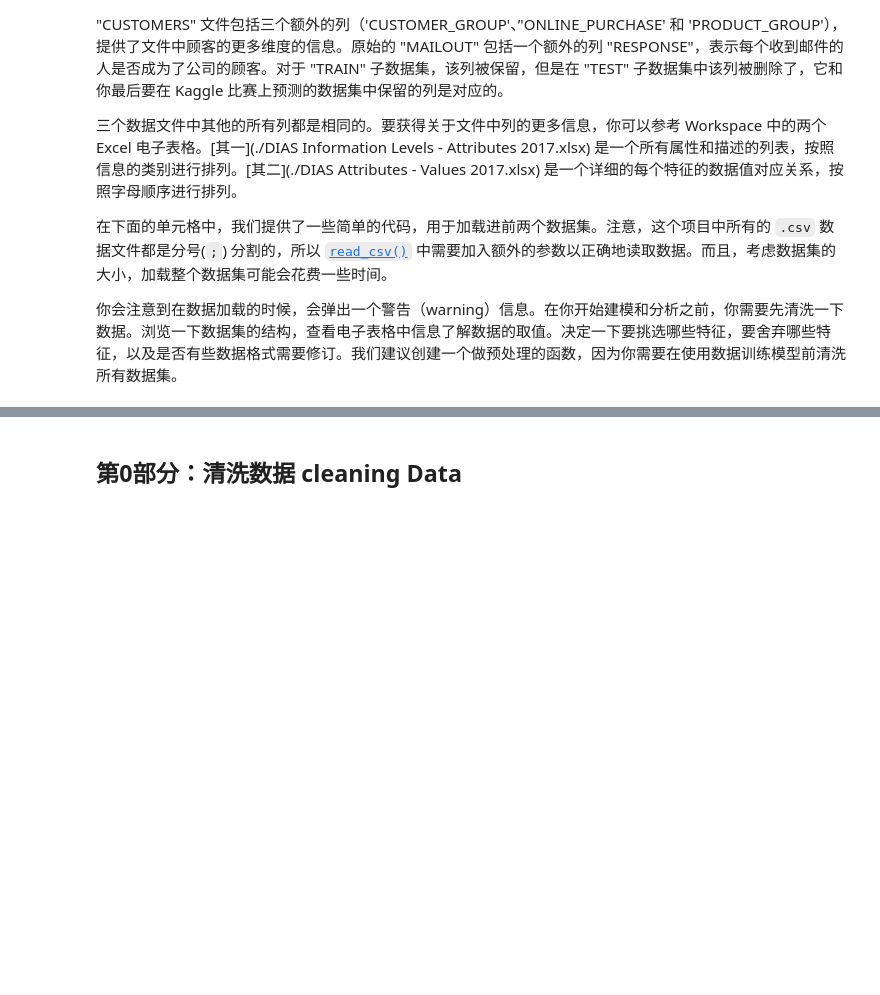
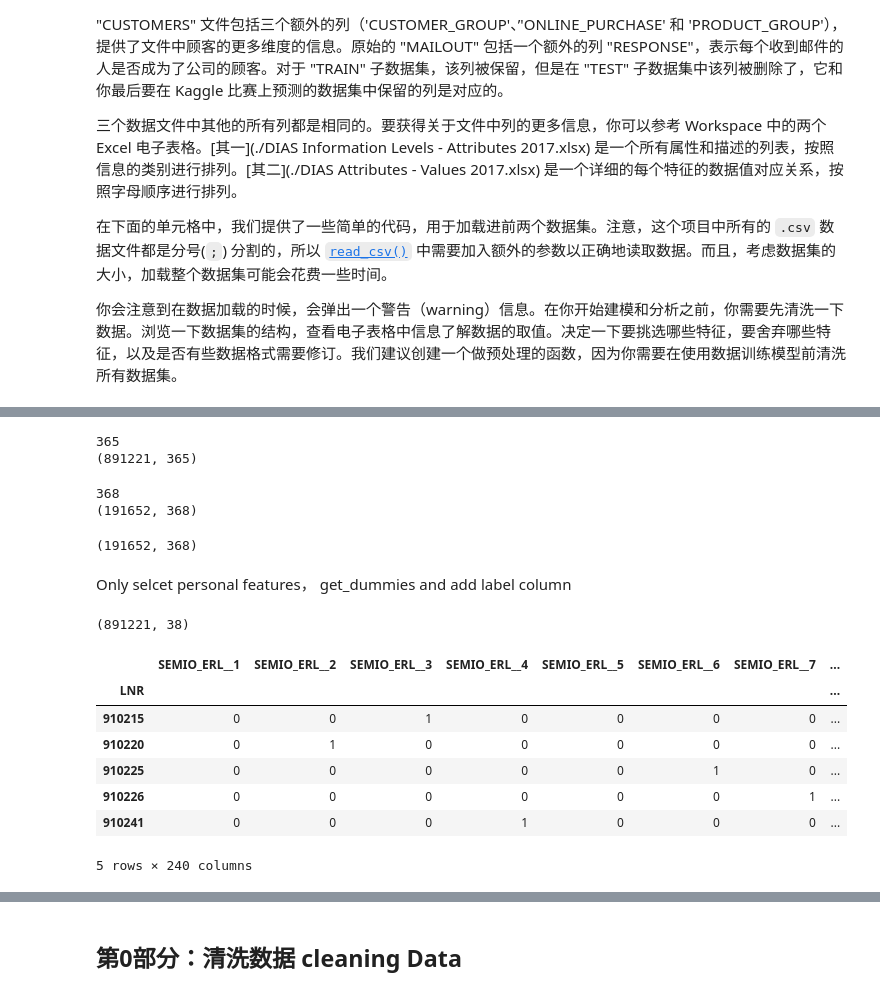
Before and after one commit to xibux-repo/kaggle, a Jupyter notebook: Arvato/Arvato_Project_Workbook_zh.ipynb, the cells around one changed output, grey strips where cells are left out. Saved outputs shown, nothing was run; the diff lists cells and outputs as text; code cells hidden in the pictures; blank space fills up the shorter version.

```diff
--- a/Arvato/Arvato_Project_Workbook_zh.ipynb
+++ b/Arvato/Arvato_Project_Workbook_zh.ipynb
@@ -12,3 +16,6 @@ workInCoLab = True
+# %%
+workInCoLab = True
+drive_path = '/content/drive/My Drive/Colab Notebooks/datasets/arvato/'
 # %%
 # import libraries here; add more as necessary
 import numpy as np
@@ -25,6 +34,3 @@ tqdm.pandas()
-# %%
-workInCoLab = True
-drive_path = ('../../data/Term2/capstone/arvato_data/', 'C:/data/')[workInCoLab]
 # %% [markdown]
 ## 第 0 部分：了解数据
 
@@ -46,8 +52,8 @@ drive_path = ('../../data/Term2/capstone/arvato_data/', 'C:/data/')[workInCoLab]
 你会注意到在数据加载的时候，会弹出一个警告（warning）信息。在你开始建模和分析之前，你需要先清洗一下数据。浏览一下数据集的结构，查看电子表格中信息了解数据的取值。决定一下要挑选哪些特征，要舍弃哪些特征，以及是否有些数据格式需要修订。我们建议创建一个做预处理的函数，因为你需要在使用数据训练模型前清洗所有数据集。
 # %%
 %%time
-azdias = pd.read_csv(drive_path + 'Udacity_AZDIAS_052018.csv', sep=';')
-customers = pd.read_csv(drive_path + 'Udacity_CUSTOMERS_052018.csv', sep=';')
+azdias = pd.read_csv(drive_path + 'Udacity_AZDIAS_052018.csv', sep=';', dtype=str)
+customers = pd.read_csv(drive_path + 'Udacity_CUSTOMERS_052018.csv', sep=';', dtype=str)
 
 # use column LNR as index
 azdias.set_index('LNR', inplace=True)
@@ -78,0 +123,41 @@ customers.head()
+# %%
+azdias.head()
+azdias.dtypes
+azdias.columns.values
+print(len(azdias.columns.values))
+print(azdias.shape)
+# %% [output]
+365
+(891221, 365)
+# %%
+customers.head()
+customers.dtypes
+customers.columns.values
+print(len(customers.columns.values))
+print(customers.shape)
+customers.columns[0:]
+
+a = customers.select_dtypes(include='object')
+a.shape
+# %% [output]
+368
+(191652, 368)
+(191652, 368)
+# %% [markdown]
+Only selcet personal features， get_dummies and add label column
+# %%
+azdias_personal = azdias[list(personal_left)]
+print(azdias_personal.shape)
+azdias_personal_dummies = pd.get_dummies(azdias_personal, prefix_sep='__')
+azdias_personal_dummies['label']=1
+azdias_personal_dummies.head()
+# %% [output]
+(891221, 38)
+|  | SEMIO_ERL__1 | SEMIO_ERL__2 | SEMIO_ERL__3 | SEMIO_ERL__4 | SEMIO_ERL__5 | SEMIO_ERL__6 | SEMIO_ERL__7 | ... |
+| LNR |  |  |  |  |  |  |  | ... |
+| 910215 | 0 | 0 | 1 | 0 | 0 | 0 | 0 | ... |
+| 910220 | 0 | 1 | 0 | 0 | 0 | 0 | 0 | ... |
+| 910225 | 0 | 0 | 0 | 0 | 0 | 1 | 0 | ... |
+| 910226 | 0 | 0 | 0 | 0 | 0 | 0 | 1 | ... |
+| 910241 | 0 | 0 | 0 | 1 | 0 | 0 | 0 | ... |
+5 rows × 240 columns
```
Also changed, not shown: parts of 25 cells of this notebook.
